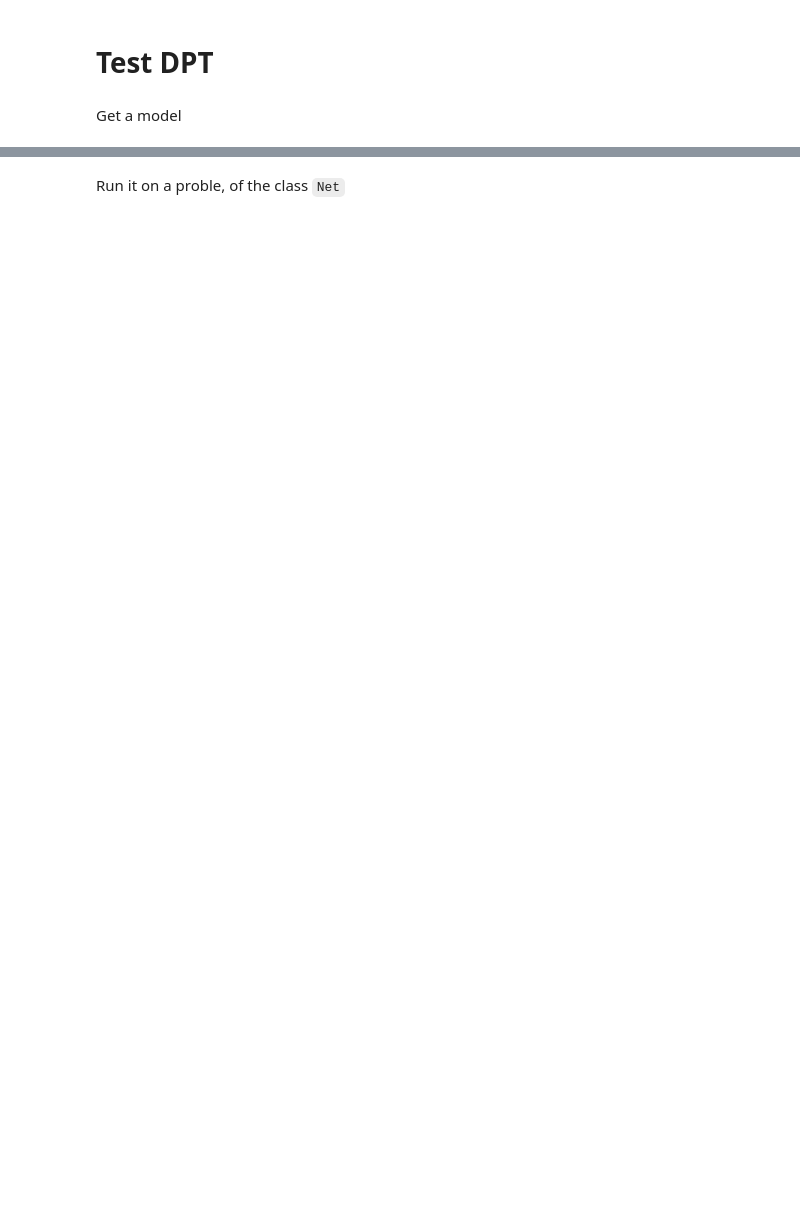
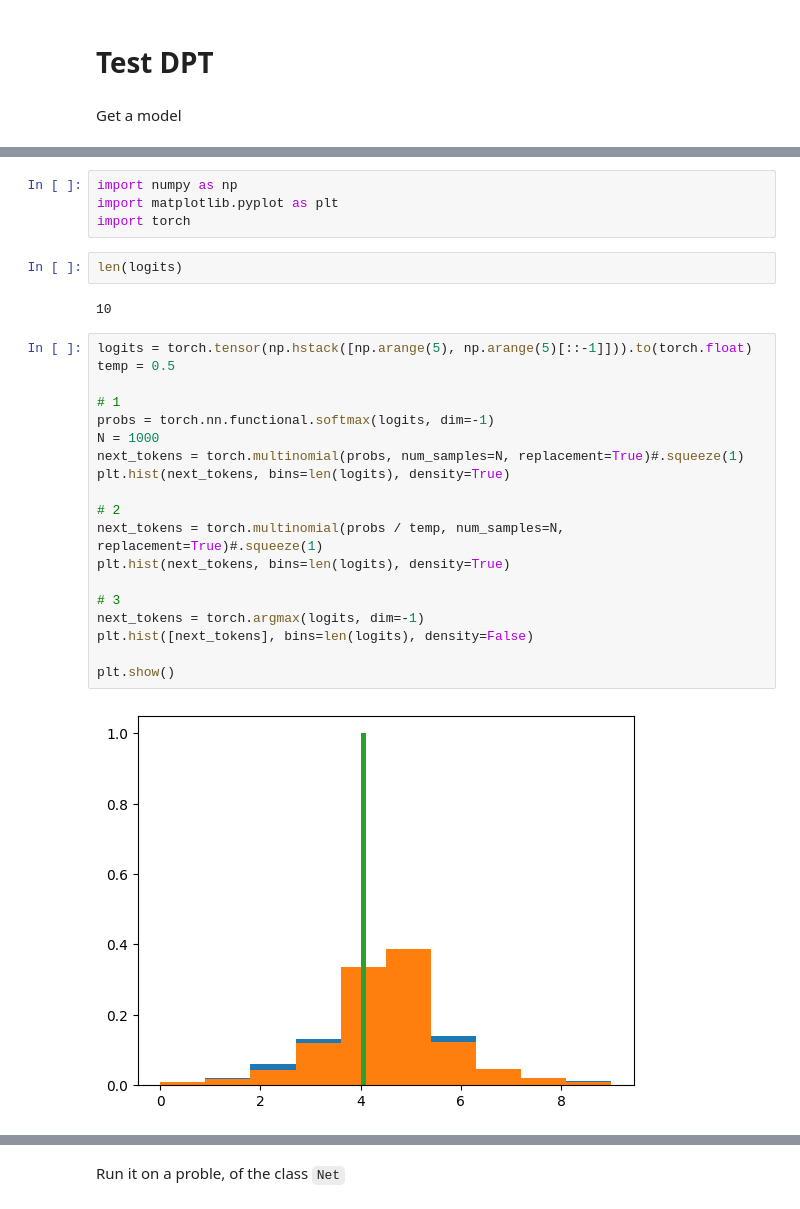
Before and after one commit to anabatsh/GreyBoxDPTOptimizer, a Jupyter notebook: dpt.ipynb, the cells around one changed output, grey strips where cells are left out. Drawn from its saved outputs; the diff is of its cells as text; blank space fills up the shorter version.

```diff
--- a/dpt.ipynb
+++ b/dpt.ipynb
@@ -45,0 +79,29 @@ model.eval()
+# %%
+import numpy as np
+import matplotlib.pyplot as plt
+import torch
+# %%
+len(logits)
+# %% [output]
+10
+# %%
+logits = torch.tensor(np.hstack([np.arange(5), np.arange(5)[::-1]])).to(torch.float)
+temp = 0.5
+
+# 1
+probs = torch.nn.functional.softmax(logits, dim=-1)
+N = 1000
+next_tokens = torch.multinomial(probs, num_samples=N, replacement=True)#.squeeze(1)
+plt.hist(next_tokens, bins=len(logits), density=True)
+
+# 2
+next_tokens = torch.multinomial(probs / temp, num_samples=N, replacement=True)#.squeeze(1)
+plt.hist(next_tokens, bins=len(logits), density=True)
+
+# 3
+next_tokens = torch.argmax(logits, dim=-1)
+plt.hist([next_tokens], bins=len(logits), density=False)
+
+plt.show()
+# %% [output]
+[figure, added]
```
Also changed, not shown: parts of 4 cells of this notebook, 8 other files.
